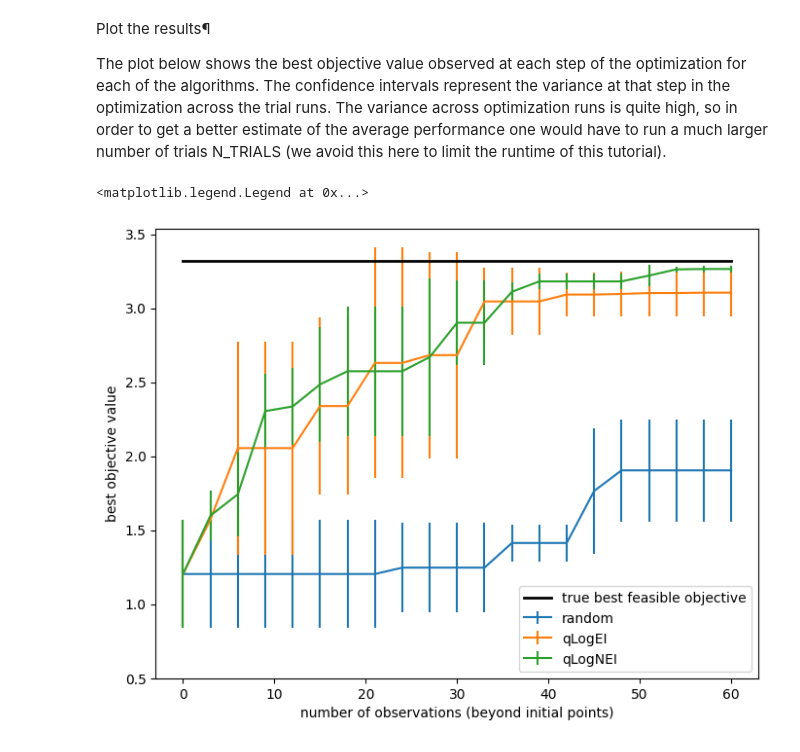
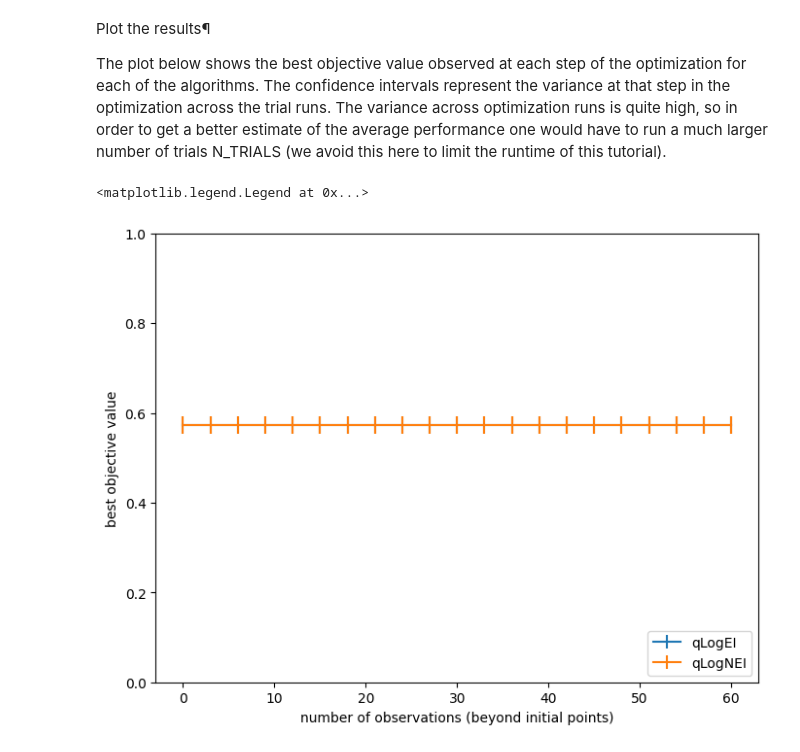
Before and after one commit to Nawa-Punabantu/Opt_Algos, a Jupyter notebook: SOMBO_Troch.ipynb, the cells around one changed output. Cells and saved outputs as stored; diff of their text form; code cells hidden in the pictures.

```diff
--- a/SOMBO_Troch.ipynb
+++ b/SOMBO_Troch.ipynb
@@ -1453,7 +1453,7 @@ Bm = 300
 
 # How many columns in each Zone?
 
-Z1, Z2, Z3, Z4 = 1,1,1,1 # *3 for smb config
+Z1, Z2, Z3, Z4 = 2,3,2,1 # *3 for smb config
 zone_config = np.array([Z1, Z2, Z3, Z4])
 nnn = Z1 + Z2 + Z3 + Z4
 
@@ -1520,7 +1520,7 @@ from botorch.test_functions import Hartmann
 neg_hartmann6 = Hartmann(negate=True)
 # Where theres ned_hartmann6, replace with the weighted recovery and the
 # constraint function should be replaced with the weighted purity
-constraint_threshold = 0.10
+
 
 def weighted_obj(X, constraint_threshold):
   """Feasibility weighted objective; zero if not feasible.
@@ -1609,7 +1609,7 @@ def weighted_obj(X, constraint_threshold):
   WAR = torch.tensor(WAR, device=device, dtype=dtype)
   feasibility_weights = (WAP - constraint_threshold >= 0).type_as(X)
 
-  return WAR, WAP, feasibility_weights
+  return WAP, WAP, feasibility_weights
 # %%
 from botorch.models.transforms.input import Normalize
 from botorch.models import SingleTaskGP, ModelListGP
@@ -1658,7 +1658,7 @@ def flowrate_random_samples(Q_fixed_feed, n):
 
       # Select a QD, xD
       # Set to not be more than 2 times the fixed feed
-      QD = np.random.uniform(Q_fixed_feed, 2*Q_fixed_feed)
+      QD = np.random.uniform(0.5*Q_fixed_feed, Q_fixed_feed)
 
       # Volume Balance: (Q_fixed_feed + xD) = (xR + xX)
       vol_in = Q_fixed_feed + QD
@@ -1666,12 +1666,13 @@ def flowrate_random_samples(Q_fixed_feed, n):
       # Select a QR, xR
       alpha = np.random.uniform(0.3, 0.6) # between 30 and 60% of vol_in
       QR = -alpha*vol_in
+      QR = np.random.uniform(0.5*Q_fixed_feed, Q_fixed_feed)
 
       # Calculate QX, xX as the balance:
       QX = -(1-alpha)*vol_in
 
       # Randomly sample an index time:
-      t_index_min =  np.random.uniform(1, 10)
+      t_index_min =  np.random.uniform(1, 5)
 
       # Fill the current row:
       sample[num,1] = QR # first value
@@ -1707,15 +1708,15 @@ def generate_initial_data(constraint_threshold, n):
     # print(f'feas_weighted_WAR: {feas_weighted_WAR}')
     # print(f'exact_WAR: {exact_WAR}')
 
-    train_obj = feas_weighted_WAR + NOISE_SE  * torch.randn_like(exact_WAR)
-    train_con = exact_WAP + NOISE_SE * torch.randn_like(exact_WAP)
+    train_obj = feas_weighted_WAR # + NOISE_SE  * torch.randn_like(exact_WAR)
+    train_con = exact_WAP # + NOISE_SE * torch.randn_like(exact_WAP)
     best_observed_value = feas_weighted_WAR.max().item()
 
     # train_obj = torch.tensor(train_obj, device=device, dtype=dtype)
     # train_con = torch.tensor(train_con, device=device, dtype=dtype)
 
 
-    return train_x, train_obj, train_con, WAR, WAP, feasibility_weights, best_observed_value
+    return train_x, train_obj, train_con, exact_WAR, exact_WAP, feasibility_weights, best_observed_value
 
 
 def initialize_model(train_x, train_obj, train_con, state_dict=None):
@@ -1787,11 +1788,12 @@ The function optimize_acqf optimizes the
 from botorch.optim import optimize_acqf
 
 Q_fixed_feed = 0.2016 # cm^3/s
-Q_max = 2*Q_fixed_feed
+
+Q_max = Q_fixed_feed
 Q_min = 0.2*Q_fixed_feed
 bounds = torch.tensor([
     [Q_min, Q_min, 1],  # Lower bounds
-    [Q_max, Q_max, 10, ]   # Upper bounds
+    [Q_max, Q_max, 5, ]   # Upper bounds
 ], device=device, dtype=dtype)
 
 BATCH_SIZE = 3 if not SMOKE_TEST else 2
@@ -1817,6 +1819,7 @@ def optimize_acqf_and_get_observation(acq_func):
     # new_x = [QD, QX, t_index]
     new_x = candidates.detach()
 
+    print(f'Getting WAP and WAR Performance:')
     exact_WAR, exact_WAP, feasibility_weights = weighted_obj(new_x, constraint_threshold)
 
     exact_obj = exact_WAR * feasibility_weights
@@ -2032,39 +2035,39 @@ The plot below shows the best objective value observed at each step of the optim
 # %%
 import numpy as np
 from matplotlib import pyplot as plt
 
 %matplotlib inline
 
 
 def ci(y):
     return 1.96 * y.std(axis=0) / np.sqrt(N_TRIALS)
 
 
 GLOBAL_MAXIMUM = neg_hartmann6.optimal_value
 
 
 iters = np.arange(N_BATCH + 1) * BATCH_SIZE
 y_ei = np.asarray(best_observed_all_ei)
 y_nei = np.asarray(best_observed_all_nei)
 y_rnd = np.asarray(best_random_all)
 
 fig, ax = plt.subplots(1, 1, figsize=(8, 6))
-ax.errorbar(iters, y_rnd.mean(axis=0), yerr=ci(y_rnd), label="random", linewidth=1.5)
+# ax.errorbar(iters, y_rnd.mean(axis=0), yerr=ci(y_rnd), label="random", linewidth=1.5)
 ax.errorbar(iters, y_ei.mean(axis=0), yerr=ci(y_ei), label="qLogEI", linewidth=1.5)
 ax.errorbar(iters, y_nei.mean(axis=0), yerr=ci(y_nei), label="qLogNEI", linewidth=1.5)
-plt.plot(
-    [0, N_BATCH * BATCH_SIZE],
-    [GLOBAL_MAXIMUM] * 2,
-    "k",
-    label="true best feasible objective",
-    linewidth=2,
-)
-ax.set_ylim(bottom=0.5)
+# plt.plot(
+#     [0, N_BATCH * BATCH_SIZE],
+#     [GLOBAL_MAXIMUM] * 2,
+#     "k",
+#     label="true best feasible objective",
+#     linewidth=2,
+# )
+ax.set_ylim(top=1,bottom=0)
 ax.set(
     xlabel="number of observations (beyond initial points)",
     ylabel="best objective value",
 )
 ax.legend(loc="lower right")
 # %% [output]
 <matplotlib.legend.Legend at 0x...>
-[figure, old version]
+[figure, new version]
```
Also changed, not shown: parts of 2 cells of this notebook.
